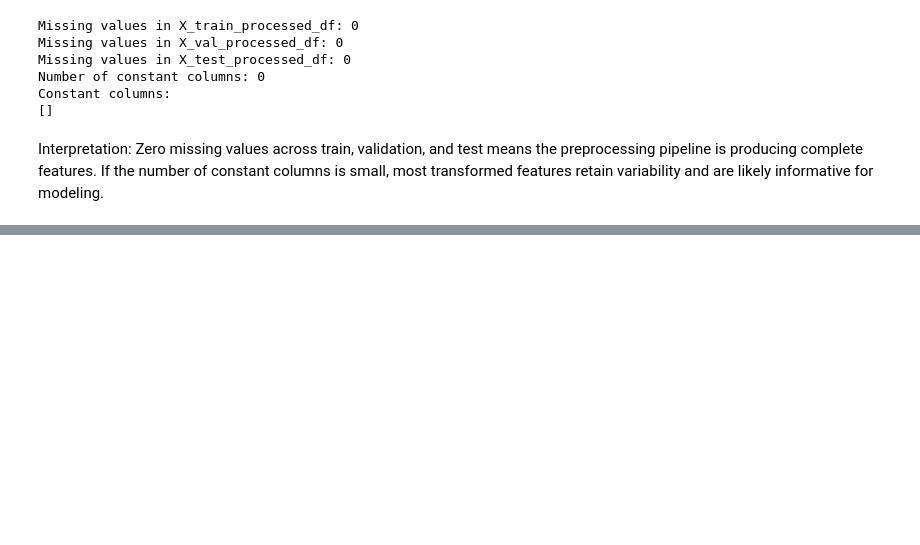
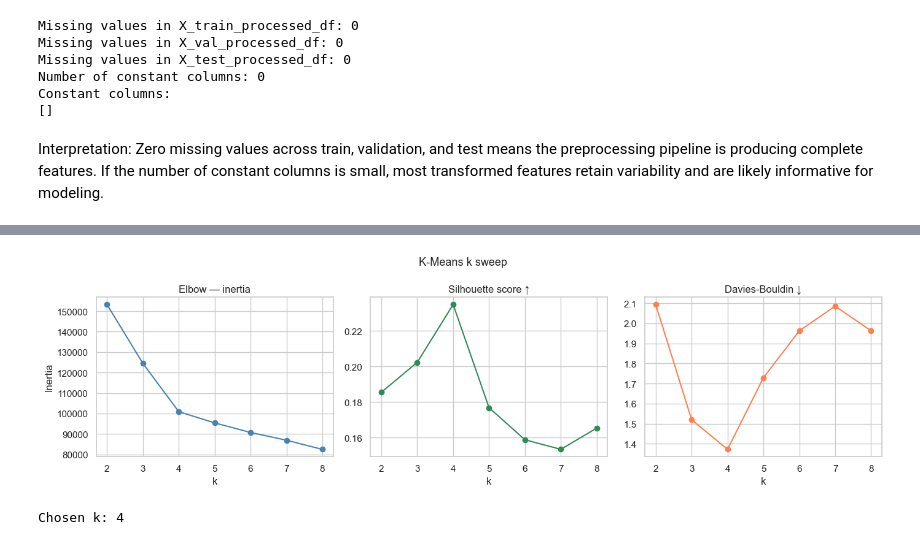
Before and after one commit to tonantzin-real/IDS_705_final_project, a Jupyter notebook: 02_preprocessing.ipynb, the cells around one changed output, grey strips where cells are left out. Cells and saved outputs as stored; diff of their text form; code cells hidden in the pictures; blank space fills up the shorter version.

Commit message:
unsupervised clustering, k-means

```diff
--- a/02_preprocessing.ipynb
+++ b/02_preprocessing.ipynb
@@ -824,0 +883,25 @@ Interpretation: Zero missing values across train, validation, and test means the
+# %%
+sweep_results = []
+
+for k in K_RANGE:
+    km = KMeans(n_clusters=k, n_init=10, random_state=RANDOM_STATE)
+    labels = km.fit_predict(X_train_cluster)
+
+    sil = silhouette_score(X_train_cluster, labels)
+    db = davies_bouldin_score(X_train_cluster, labels)
+    ch = calinski_harabasz_score(X_train_cluster, labels)
+
+    sweep_results.append(
+        {
+            "k": k,
+            "inertia": km.inertia_,
+            "silhouette": sil,
+            "davies_bouldin": db,
+            "calinski_harabasz": ch,
+        }
+    )
+    print(
+        f"k={k} | inertia={km.inertia_:,.0f} | silhouette={sil:.4f} | DB={db:.4f} | CH={ch:.1f}"
+    )
+
+sweep_df = pd.DataFrame(sweep_results)
@@ -824,0 +916,27 @@ Interpretation: Zero missing values across train, validation, and test means the
+# %%
+fig, axes = plt.subplots(1, 3, figsize=(14, 4))
+
+axes[0].plot(sweep_df["k"], sweep_df["inertia"], marker="o", color="steelblue")
+axes[0].set_title("Elbow — inertia")
+axes[0].set_xlabel("k")
+axes[0].set_ylabel("Inertia")
+
+axes[1].plot(sweep_df["k"], sweep_df["silhouette"], marker="o", color="seagreen")
+axes[1].set_title("Silhouette score ↑")
+axes[1].set_xlabel("k")
+
+axes[2].plot(sweep_df["k"], sweep_df["davies_bouldin"], marker="o", color="coral")
+axes[2].set_title("Davies-Bouldin ↓")
+axes[2].set_xlabel("k")
+
+plt.suptitle("K-Means k sweep", fontsize=13)
+plt.tight_layout()
+plt.show()
+# %% [output]
+[figure, added]
+# %%
+chosen_k = int(sweep_df.loc[sweep_df["silhouette"].idxmax(), "k"])
+
+print(f"Chosen k: {chosen_k}")
+# %% [output]
+Chosen k: 4
```
Also changed, not shown: parts of 8 cells of this notebook.
